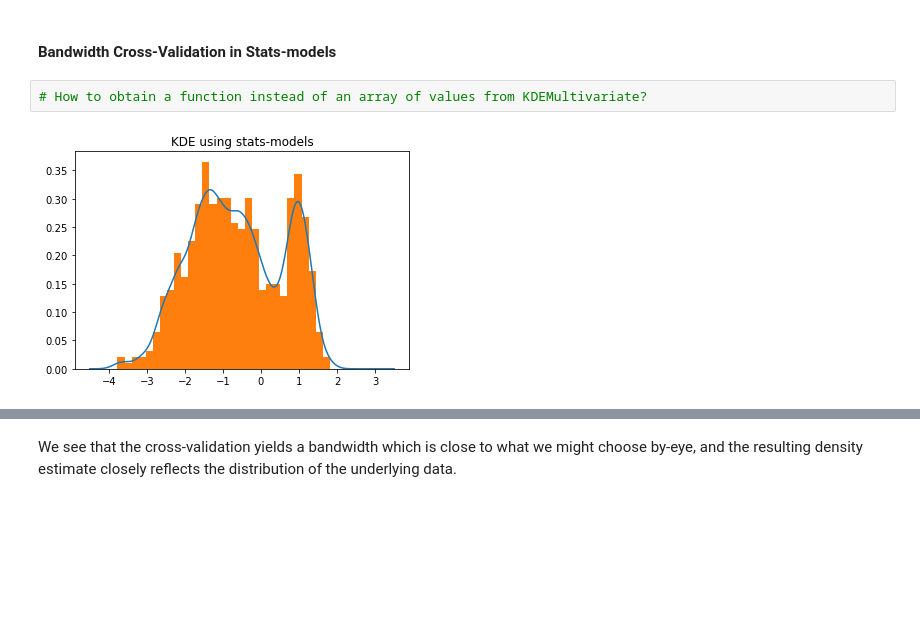
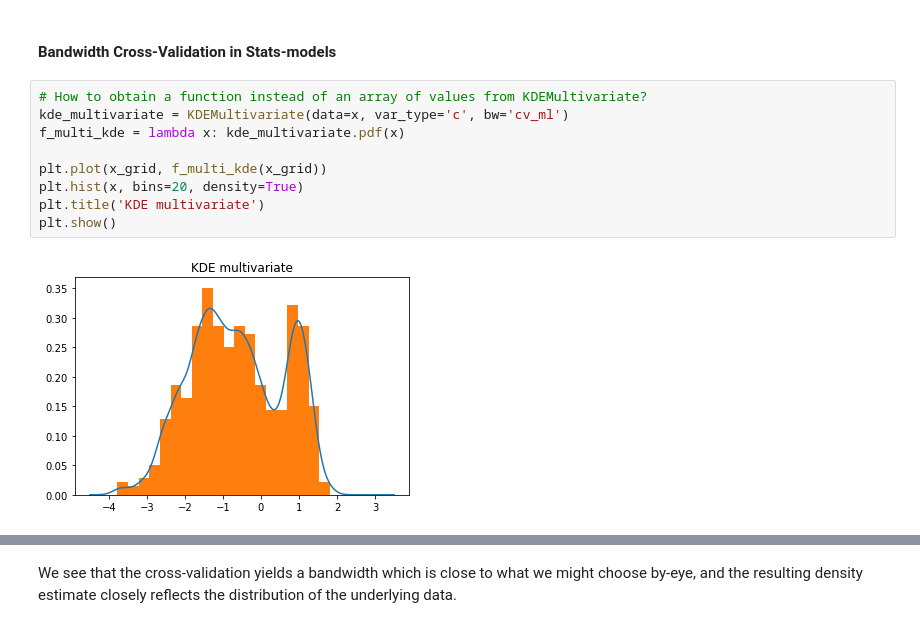
Before and after one commit to Miriam1999/SPF-2021-I, a Jupyter notebook: TEMA-2/Clase18_Continuation_KDE.ipynb, the cells around one changed output, grey strips where cells are left out. Saved outputs shown, nothing was run; the diff lists cells and outputs as text; blank space fills up the shorter version.

```diff
--- a/TEMA-2/Clase18_Continuation_KDE.ipynb
+++ b/TEMA-2/Clase18_Continuation_KDE.ipynb
@@ -294,5 +294,12 @@ Text(0.5, 1.0, 'KDE using scikit-learn')
 #### Bandwidth Cross-Validation in Stats-models
 # %%
 # How to obtain a function instead of an array of values from KDEMultivariate?
+kde_multivariate = KDEMultivariate(data=x, var_type='c', bw='cv_ml')
+f_multi_kde = lambda x: kde_multivariate.pdf(x)
+
+plt.plot(x_grid, f_multi_kde(x_grid))
+plt.hist(x, bins=20, density=True)
+plt.title('KDE multivariate')
+plt.show()
 # %% [output]
-[figure, old version]
+[figure, new version]
```
Also changed, not shown: parts of 3 cells of this notebook, 1 other file.
